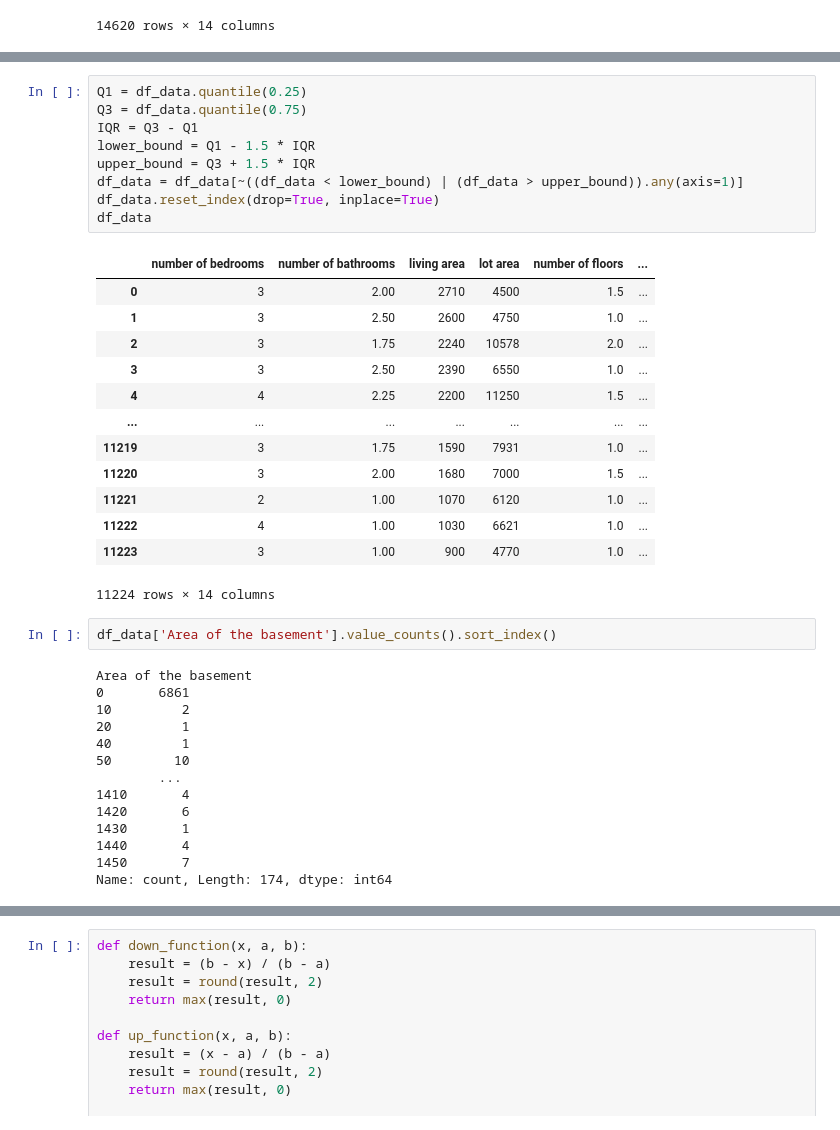
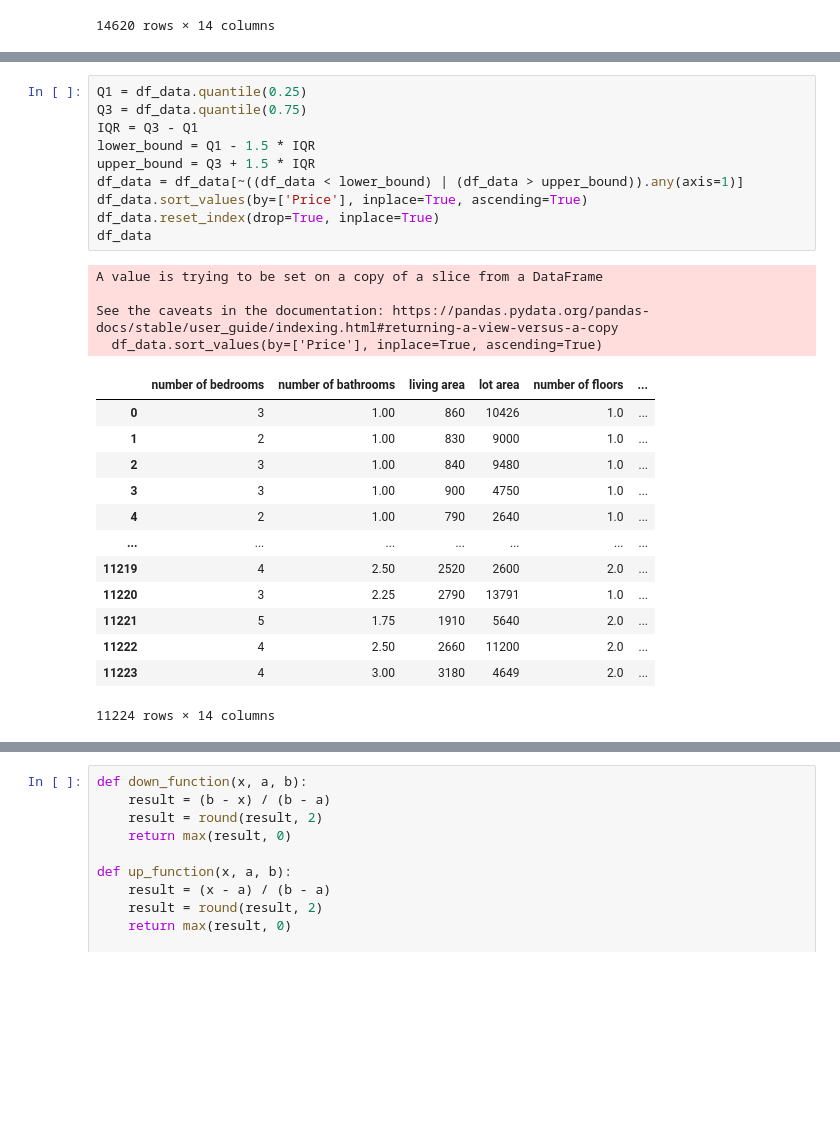
Before and after one commit to mausneg/House-Price-Prediction-Fuzzy-Inference-System-, a Jupyter notebook: App.ipynb, the cells around one changed output, grey strips where cells are left out. Drawn from its saved outputs; the diff is of its cells as text; blank space fills up the shorter version.

```diff
--- a/App.ipynb
+++ b/App.ipynb
@@ -26,40 +35,29 @@ df_data
 # %%
 Q1 = df_data.quantile(0.25)
 Q3 = df_data.quantile(0.75)
 IQR = Q3 - Q1
 lower_bound = Q1 - 1.5 * IQR
 upper_bound = Q3 + 1.5 * IQR
 df_data = df_data[~((df_data < lower_bound) | (df_data > upper_bound)).any(axis=1)]
+df_data.sort_values(by=['Price'], inplace=True, ascending=True)
 df_data.reset_index(drop=True, inplace=True)
 df_data
 # %% [output]
+A value is trying to be set on a copy of a slice from a DataFrame
+
+See the caveats in the documentation: https://pandas.pydata.org/pandas-docs/stable/user_guide/indexing.html#returning-a-view-versus-a-copy
+  df_data.sort_values(by=['Price'], inplace=True, ascending=True)
 |  | number of bedrooms | number of bathrooms | living area | lot area | number of floors | ... |
-| 0 | 3 | 2.00 | 2710 | 4500 | 1.5 | ... |
-| 1 | 3 | 2.50 | 2600 | 4750 | 1.0 | ... |
-| 2 | 3 | 1.75 | 2240 | 10578 | 2.0 | ... |
-| 3 | 3 | 2.50 | 2390 | 6550 | 1.0 | ... |
-| 4 | 4 | 2.25 | 2200 | 11250 | 1.5 | ... |
+| 0 | 3 | 1.00 | 860 | 10426 | 1.0 | ... |
+| 1 | 2 | 1.00 | 830 | 9000 | 1.0 | ... |
+| 2 | 3 | 1.00 | 840 | 9480 | 1.0 | ... |
+| 3 | 3 | 1.00 | 900 | 4750 | 1.0 | ... |
+| 4 | 2 | 1.00 | 790 | 2640 | 1.0 | ... |
 | ... | ... | ... | ... | ... | ... | ... |
-| 11219 | 3 | 1.75 | 1590 | 7931 | 1.0 | ... |
-| 11220 | 3 | 2.00 | 1680 | 7000 | 1.5 | ... |
-| 11221 | 2 | 1.00 | 1070 | 6120 | 1.0 | ... |
-| 11222 | 4 | 1.00 | 1030 | 6621 | 1.0 | ... |
-| 11223 | 3 | 1.00 | 900 | 4770 | 1.0 | ... |
+| 11219 | 4 | 2.50 | 2520 | 2600 | 2.0 | ... |
+| 11220 | 3 | 2.25 | 2790 | 13791 | 1.0 | ... |
+| 11221 | 5 | 1.75 | 1910 | 5640 | 2.0 | ... |
+| 11222 | 4 | 2.50 | 2660 | 11200 | 2.0 | ... |
+| 11223 | 4 | 3.00 | 3180 | 4649 | 2.0 | ... |
-11224 rows × 14 columns
+11224 rows × 14 columns
-# %%
-df_data['Area of the basement'].value_counts().sort_index()
-# %% [output]
-Area of the basement
-0       6861
-10         2
-20         1
-40         1
-50        10
-        ...
-1410       4
-1420       6
-1430       1
-1440       4
-1450       7
-Name: count, Length: 174, dtype: int64
 # %%
```
Also changed, not shown: parts of 18 cells of this notebook.
